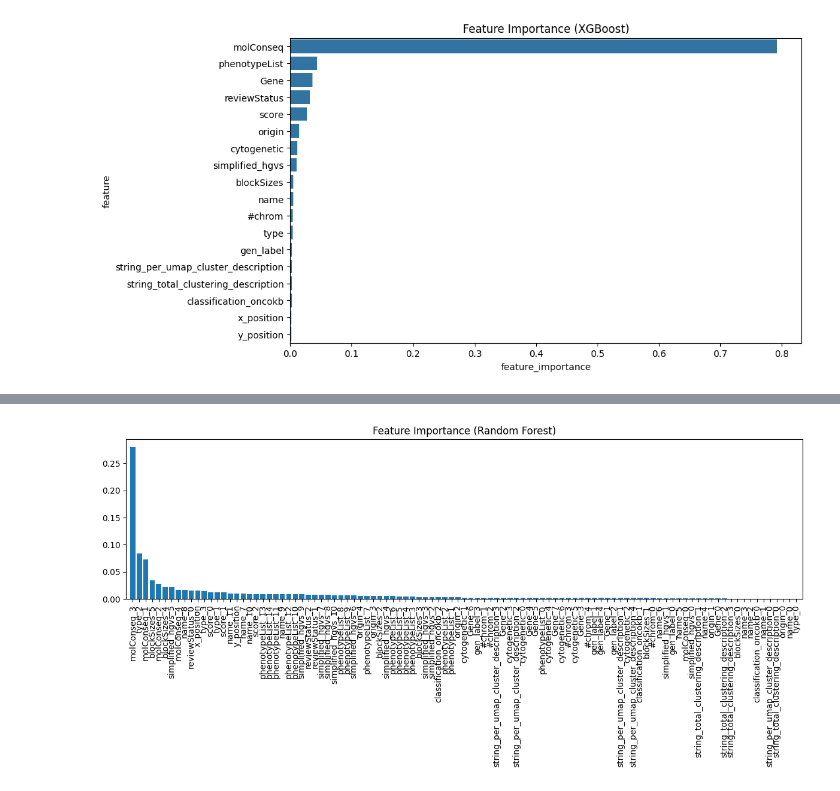
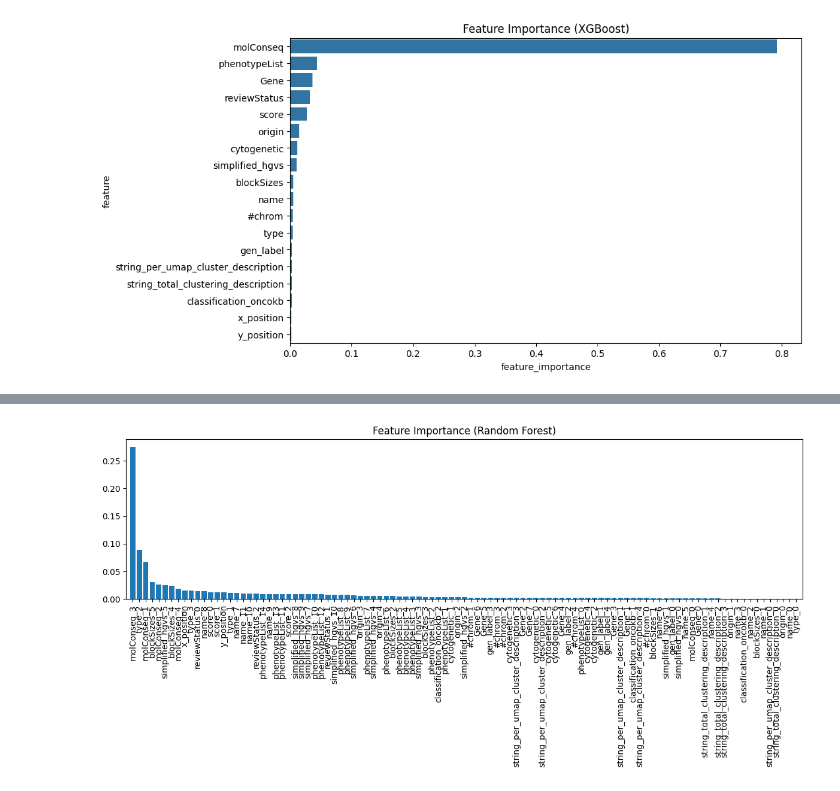
Before and after one commit to camprz/ml-cancer-genomics, a Jupyter notebook: notebooks/feature_selection.ipynb, the cells around one changed output, grey strips where cells are left out. Drawn from its saved outputs; the diff is of its cells as text; code cells hidden in the pictures.

```diff
--- a/notebooks/feature_selection.ipynb
+++ b/notebooks/feature_selection.ipynb
@@ -376,14 +477,14 @@ indices = np.argsort(importances)[::-1]
 # %%
 # Plot feature importances
 plt.figure(figsize=(12, 6))
 plt.title("Feature Importance (Random Forest)")
-plt.bar(range(df_encoded.shape[1]), importances[indices], color="tab:blue")
+plt.bar(range(df_encoded.shape[1]), mean_feature_importances[indices], color="tab:blue")
 plt.xticks(range(df_encoded.shape[1]), feature_names[indices], rotation=90)
 plt.xlim([-1, df_encoded.shape[1]])
 plt.tight_layout()
 plt.show()
 # %% [output]
-[figure, old version]
+[figure, new version]
 # %%
 # Create a DataFrame from the feature names and importances
 df_rf = pd.DataFrame({'feature': feature_names, 'importance': importances})
```
Also changed, not shown: parts of 5 cells of this notebook.
